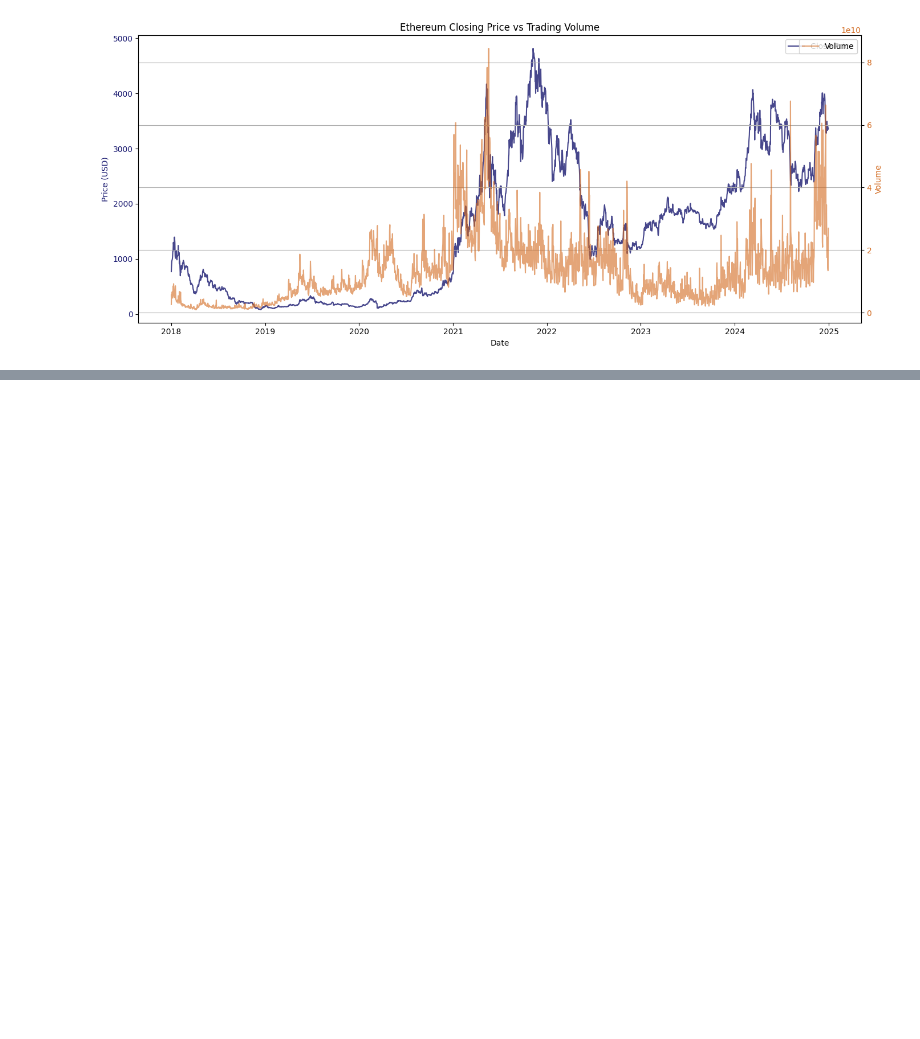
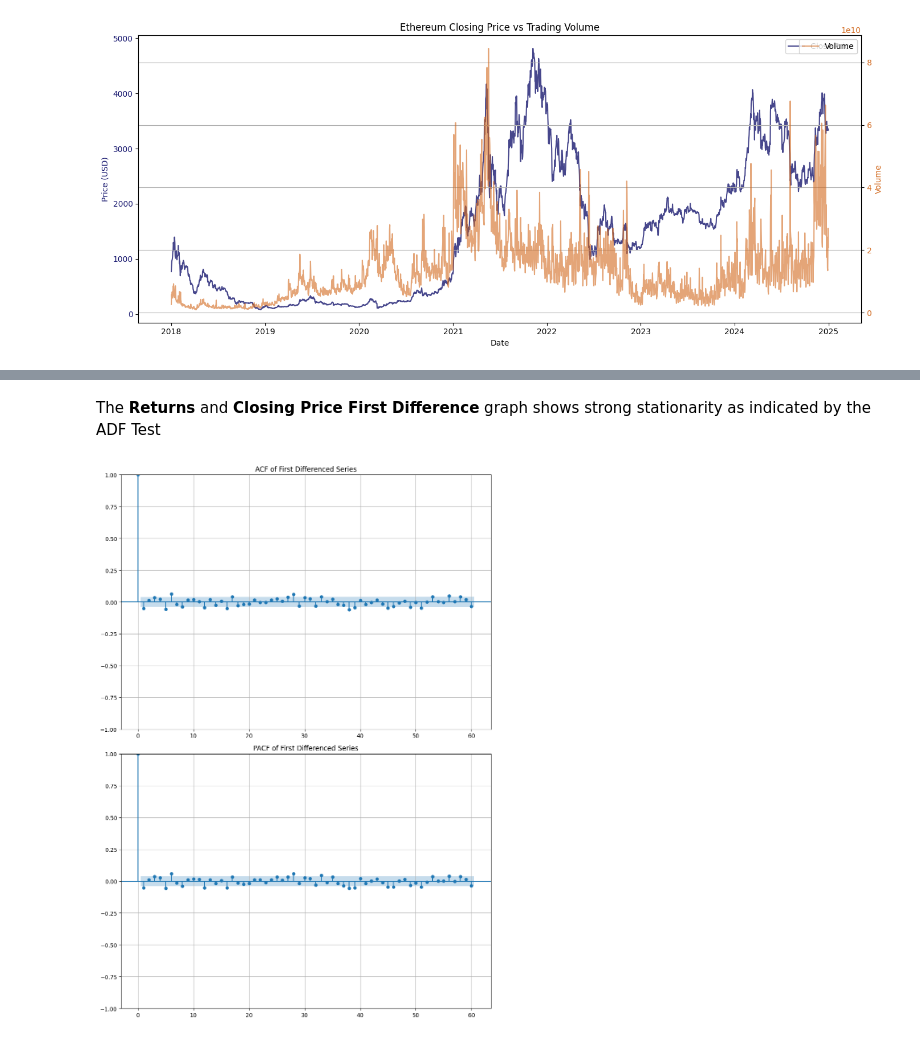
Before and after one commit to STBreeze/Ethereum-Time-Series-Analysis-ARIMA-ARCH-Forecasting, a Jupyter notebook: Ethereum Stock Price Prediction using ARIMA.ipynb, the cells around one changed output, grey strips where cells are left out. Saved outputs shown, nothing was run; the diff lists cells and outputs as text; code cells hidden in the pictures; blank space fills up the shorter version.

```diff
--- a/Ethereum Stock Price Prediction using ARIMA.ipynb
+++ b/Ethereum Stock Price Prediction using ARIMA.ipynb
@@ -227,0 +247,19 @@ plt.show()
+# %% [markdown]
+The **Returns** and **Closing Price First Difference** graph shows strong stationarity as indicated by the ADF Test
+# %%
+fig, axes = plt.subplots(nrows=2, ncols=1, figsize=(10, 14))
+
+# Plot ACF
+plot_acf(eth_diff, lags=60, ax=axes[0])
+axes[0].set_title('ACF of First Differenced Series')
+axes[0].grid(True)
+
+# Plot PACF
+plot_pacf(eth_diff, lags=60, ax=axes[1], method='ywm')
+axes[1].set_title('PACF of First Differenced Series')
+axes[1].grid(True)
+
+plt.tight_layout()
+plt.show()
+# %% [output]
+[figure, added]
```
Also changed, not shown: parts of 18 cells of this notebook.
